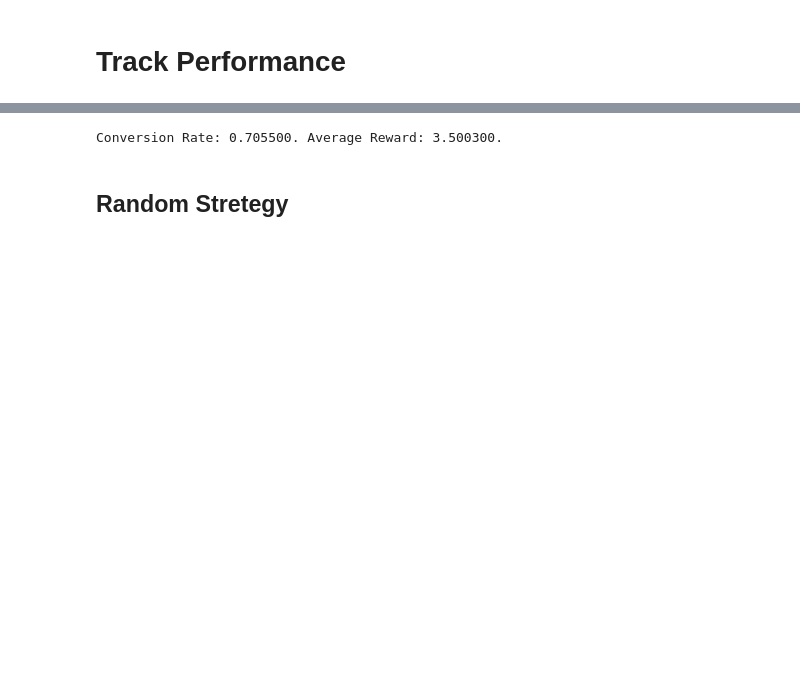
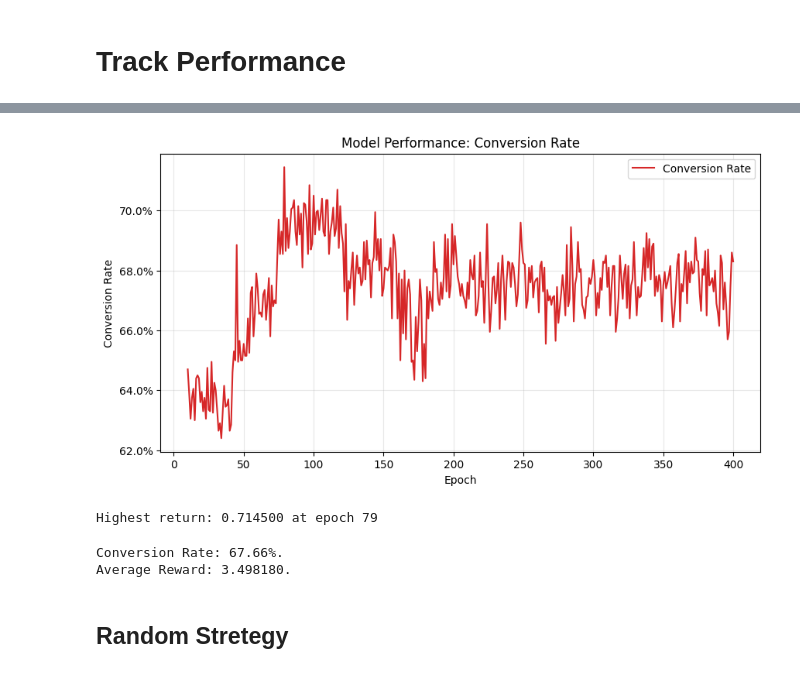
Before and after one commit to FitMAnalytics/transcript_DQN, a Jupyter notebook: DQN_training.ipynb, the cells around one changed output, grey strips where cells are left out. Saved outputs shown, nothing was run; the diff lists cells and outputs as text; code cells hidden in the pictures; blank space fills up the shorter version.

```diff
--- a/DQN_training.ipynb
+++ b/DQN_training.ipynb
@@ -244,15 +226,37 @@ model_test_records_sorted.head(20)
+# %%
+from matplotlib.ticker import PercentFormatter
+
+
+plt.figure(figsize=(10, 5))
+plt.plot(return_df['model_num']//1000, return_df['Conversion Rate']*100, color='tab:red', label='Conversion Rate')
+plt.title('Model Performance: Conversion Rate')
+plt.xlabel('Epoch')
+plt.ylabel('Conversion Rate')
+plt.gca().yaxis.set_major_formatter(PercentFormatter(decimals=1))
+plt.grid(True, alpha=0.3)
+plt.legend()
+plt.show()
+
+max_row = return_df.loc[return_df['Conversion Rate'].idxmax()]
+max_epoch = int(max_row['model_num']//1000)
+max_return = float(max_row['Conversion Rate'])
+print(f"Highest return: {max_return:.6f} at epoch {max_epoch}")
+# %% [output]
+[figure, added]
+Highest return: 0.714500 at epoch 79
 # %%
-model_num = 103000
+model_num = 100 * 1000
 model_path = os.path.join(log_folder, f"model_{model_num}.d3")
-test_record = evaluate_strategy(dqn, env, 1000)
+test_record = evaluate_strategy(dqn, env, 5000, verbose = True)
 record_array = np.array(test_record)
 conversion_rate = (record_array > 0).mean()
 average_reward = record_array.mean()
-print(f"Conversion Rate: {conversion_rate:.6f}. Average Reward: {average_reward:.6f}.")
 
+print(f"Conversion Rate: {conversion_rate * 100:.2f}%.\nAverage Reward: {average_reward:.6f}.")
 DQN_record = {"model_name": "DQN", "average_reward": average_reward, "conversion_rate": conversion_rate}
 # %% [output]
-Conversion Rate: 0.705500. Average Reward: 3.500300.
+Conversion Rate: 67.66%.
+Average Reward: 3.498180.
 # %% [markdown]
 ## Random Stretegy
 # %%
```
Also changed, not shown: parts of 8 cells of this notebook.
